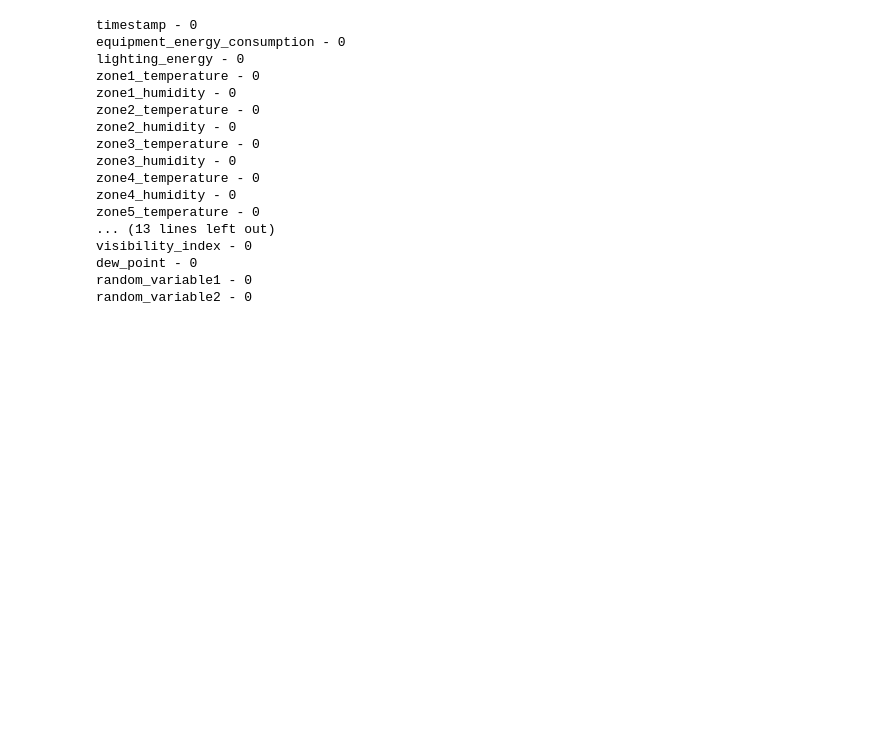
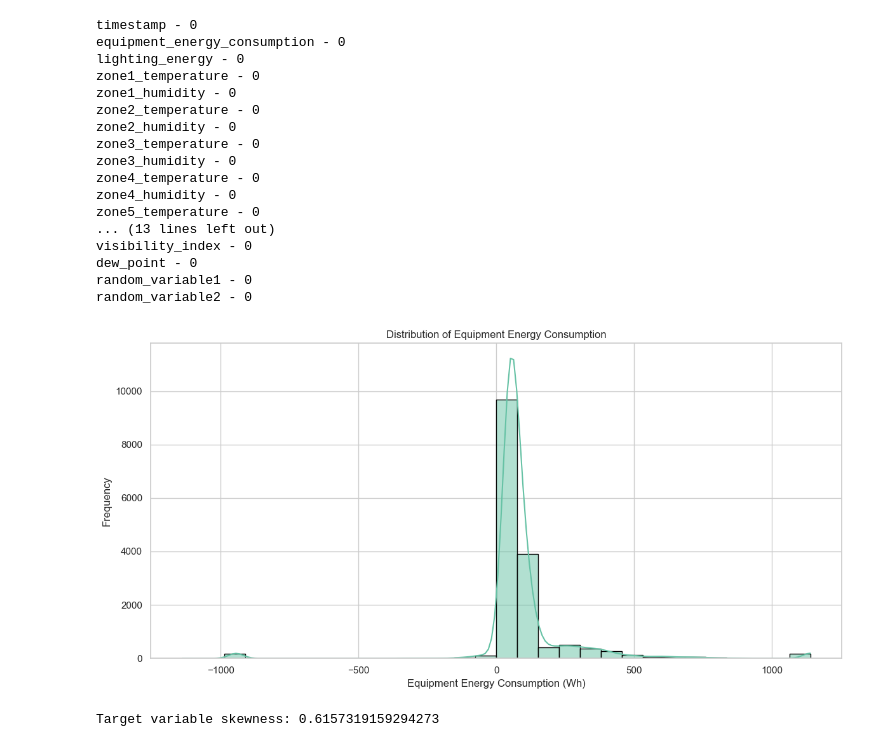
Before and after one commit to Revanthcsv/DS-Intern-Assignment-RevanthKumar, a Jupyter notebook: energy_prediction.ipynb, the cells around one changed output. Saved outputs shown, nothing was run; the diff lists cells and outputs as text; code cells hidden in the pictures; blank space fills up the shorter version.

Commit message:
Plot feature distributions and compute skewness metrics

```diff
--- a/energy_prediction.ipynb
+++ b/energy_prediction.ipynb
@@ -142,0 +166,16 @@ random_variable2 - 0
+# %%
+colors = sns.color_palette("Set2")
+
+plt.figure(figsize=(12, 6))
+sns.histplot(df['equipment_energy_consumption'], bins=30, kde=True,
+             color=colors[0], edgecolor='black')
+plt.title('Distribution of Equipment Energy Consumption')
+plt.xlabel('Equipment Energy Consumption (Wh)')
+plt.ylabel('Frequency')
+plt.tight_layout()
+plt.show()
+
+print("\nTarget variable skewness:", df['equipment_energy_consumption'].skew())
+# %% [output]
+[figure, added]
+Target variable skewness: 0.6157319159294273
```
Also changed, not shown: parts of 3 cells of this notebook.
